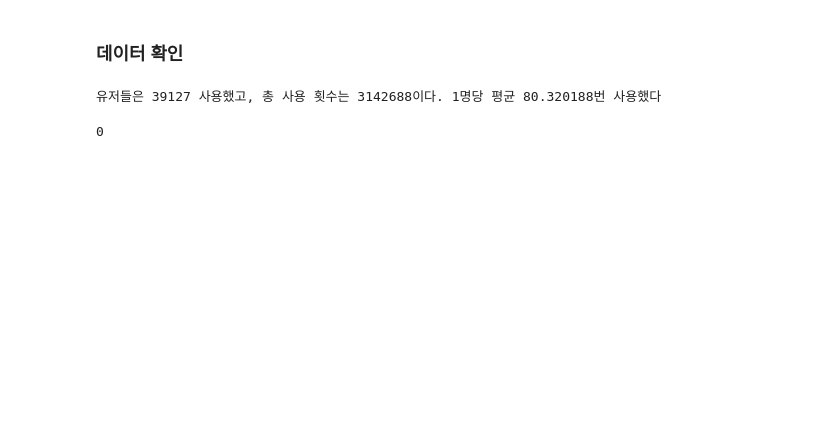
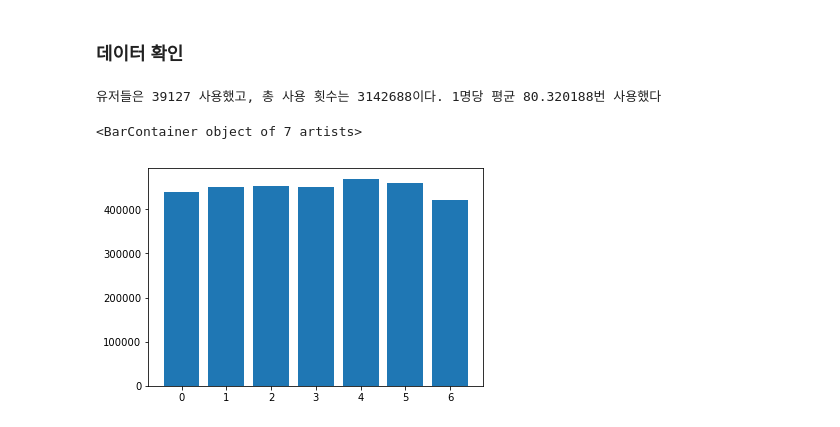
Before and after one commit to jinseriouspark/competition, a Jupyter notebook: goyang_bike/goyang_bike.ipynb, the cells around one changed output. Cells and saved outputs as stored; diff of their text form; code cells hidden in the pictures; blank space fills up the shorter version.

Commit message:
plot

```diff
--- a/goyang_bike/goyang_bike.ipynb
+++ b/goyang_bike/goyang_bike.ipynb
@@ -224,5 +210,5 @@ import datetime as
 # %%
-#usage['leas_weekday']=usage['leas_date_dt'].apply(lambda x: x.weekday()) # 0이 월요일
+usage['leas_weekday']=usage['leas_date_dt'].apply(lambda x: x.weekday()) # 0이 월요일
 usage['rtn_weekday']=usage['rtn_date_dt'].apply(lambda x: x.weekday()) # 0이 월요일
 
 usage['rtn_year']=usage['rtn_date_dt'].apply(lambda x: x.year) # 0이 월요일
@@ -233,9 +219,5 @@ usage['rtn_hour']=usage['rtn_date_dt'].apply(lambda x: x.hour) # 0이 월요일
 
 usage['leas_year']=usage['leas_date_dt'].apply(lambda x: x.year) # 0이 월요일
 usage['leas_month']=usage['leas_date_dt'].apply(lambda x: x.month) # 0이 월요일
-usage['leasn_day']=usage['leas_date_dt'].apply(lambda x: x.day) # 0이 월요일
-usage['rtn_hour']=usage['leas_date_dt'].apply(lambda x: x.hour) # 0이 월요일
+usage['leas_day']=usage['leas_date_dt'].apply(lambda x: x.day) # 0이 월요일
+usage['leas_hour']=usage['leas_date_dt'].apply(lambda x: x.hour) # 0이 월요일
-# %%
-usage['rtn_date_dt'][0].hour
-# %% [output]
-0
@@ -241,0 +227,7 @@ usage['rtn_date_dt'][0].hour
+# %%
+sum_1=usage.groupby(['leas_weekday'])['memb_no'].count()
+plt.bar(sum_1.index.values, sum_1.values)
+# 4: 금요일이 가장 높음
+# %% [output]
+<BarContainer object of 7 artists>
+[figure, added]
```
Also changed, not shown: parts of 14 cells of this notebook.
